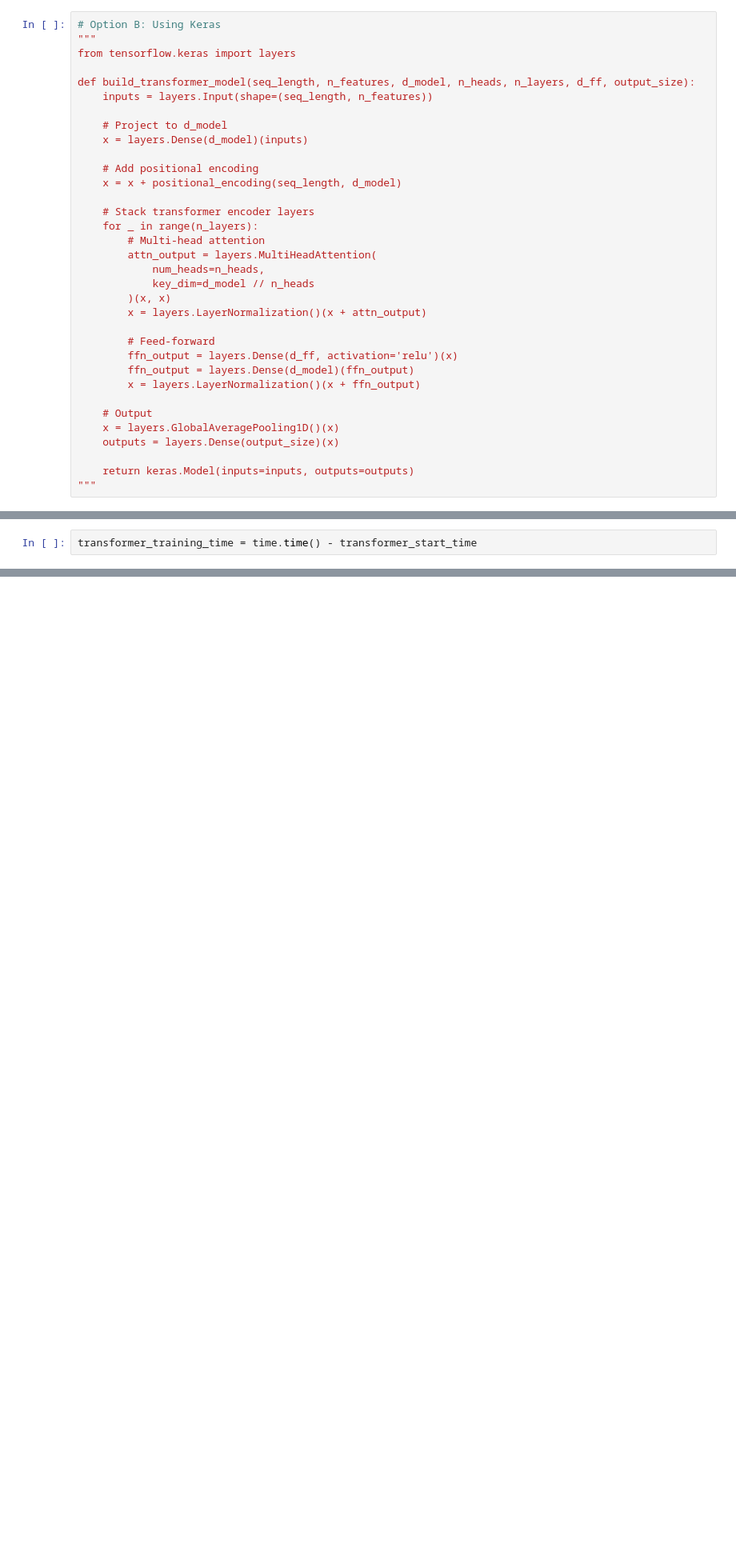
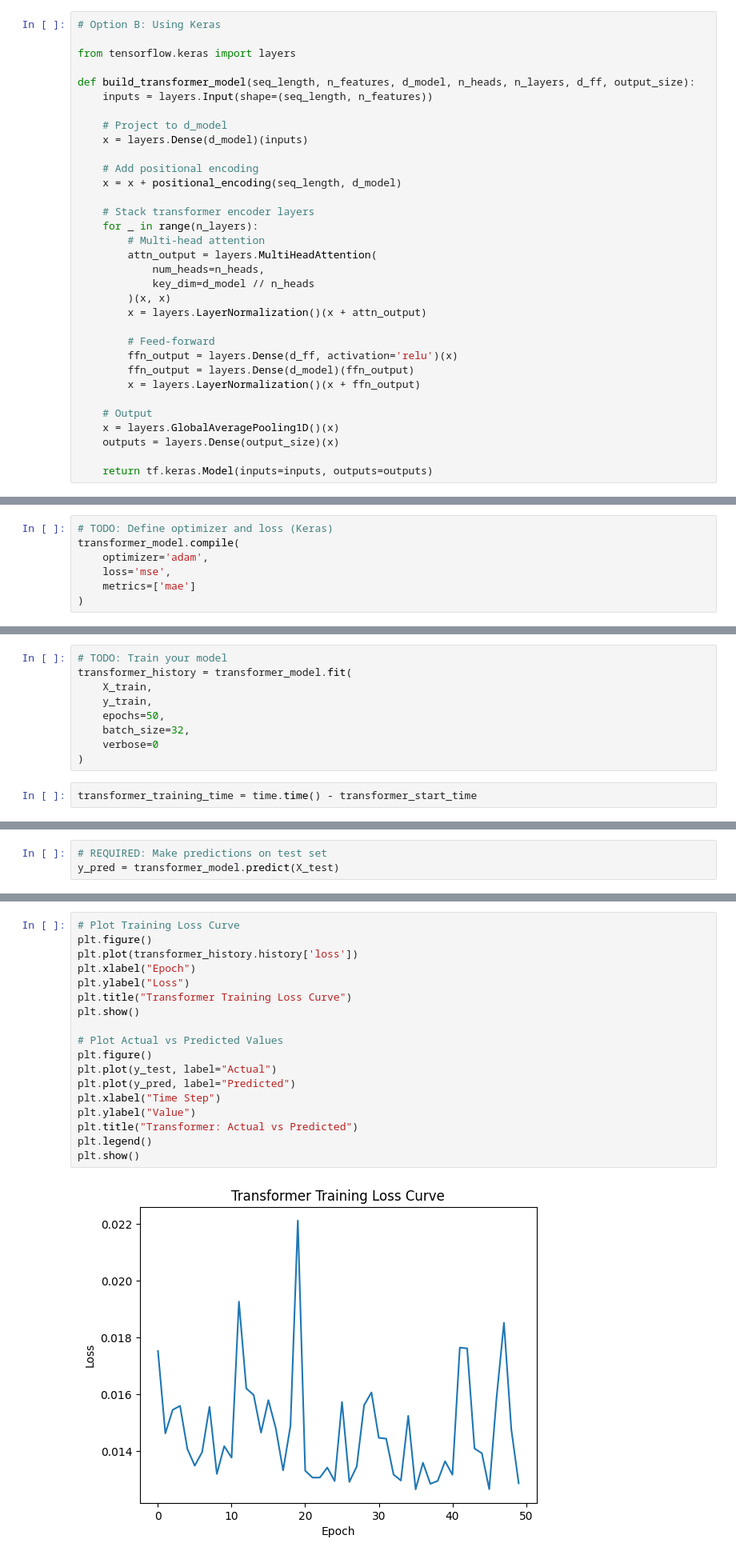
Before and after one commit to azhar258/BITS.Mtech, a Jupyter notebook: SEM-1/Assignment-DL/Assignment 2/2025ab05055_RNN_assignment.ipynb, the cells around one changed output, grey strips where cells are left out. Shown at 80% size. Drawn from its saved outputs; the diff is of its cells as text; blank space fills up the shorter version.

```diff
--- a/SEM-1/Assignment-DL/Assignment 2/2025ab05055_RNN_assignment.ipynb
+++ b/SEM-1/Assignment-DL/Assignment 2/2025ab05055_RNN_assignment.ipynb
@@ -542,6 +673,6 @@ class TransformerModel(nn.Module):
 # %%
 # Option B: Using Keras
-"""
+
 from tensorflow.keras import layers
 
 def build_transformer_model(seq_length, n_features, d_model, n_heads, n_layers, d_ff, output_size):
@@ -571,8 +702,7 @@ def build_transformer_model(seq_length, n_features, d_model, n_heads, n_layers,
     x = layers.GlobalAveragePooling1D()(x)
     outputs = layers.Dense(output_size)(x)
 
-    return keras.Model(inputs=inputs, outputs=outputs)
-"""
+    return tf.keras.Model(inputs=inputs, outputs=outputs)
 # %% [markdown]
 3.3 Build Your Transformer Model
 # %% [markdown]
@@ -586,3 +751,10 @@ TODO: Define optimizer and loss
 For PyTorch: optimizer = torch.optim.Adam(transformer_model.parameters(), lr=0.001); criterion = nn.MSELoss()
 For Keras: model.compile(optimizer='adam', loss='mse', metrics=['mae'])
 For PyTorch: define optimizer and loss function
+# %%
+# TODO: Define optimizer and loss (Keras)
+transformer_model.compile(
+    optimizer='adam',
+    loss='mse',
+    metrics=['mae']
+)
@@ -599,6 +799,15 @@ transformer_start_time = time.time()
 TODO: Train your model
 For Keras: history = transformer_model.fit(X_train, y_train, epochs=50, batch_size=32)
 For PyTorch: write training loop
+# %%
+# TODO: Train your model
+transformer_history = transformer_model.fit(
+    X_train,
+    y_train,
+    epochs=50,
+    batch_size=32,
+    verbose=0
+)
 # %%
 transformer_training_time = time.time() - transformer_start_time
 # %%
@@ -616,3 +830,6 @@ print("="*70)
 TODO: Make predictions on test set
 TODO: Inverse transform if data was normalized
 TODO: Calculate all 4 required metrics
+# %%
+# REQUIRED: Make predictions on test set
+y_pred = transformer_model.predict(X_test)
@@ -633,3 +858,23 @@ print(f"R² Score: {transformer_r2:.4f}")
 TODO: Plot training loss curve
 TODO: Plot actual vs predicted values
 TODO: Plot attention weights (optional but informative)
+# %%
+# Plot Training Loss Curve
+plt.figure()
+plt.plot(transformer_history.history['loss'])
+plt.xlabel("Epoch")
+plt.ylabel("Loss")
+plt.title("Transformer Training Loss Curve")
+plt.show()
+
+# Plot Actual vs Predicted Values
+plt.figure()
+plt.plot(y_test, label="Actual")
+plt.plot(y_pred, label="Predicted")
+plt.xlabel("Time Step")
+plt.ylabel("Value")
+plt.title("Transformer: Actual vs Predicted")
+plt.legend()
+plt.show()
+# %% [output]
+[figure, added]
```
Also changed, not shown: parts of 41 cells of this notebook.
